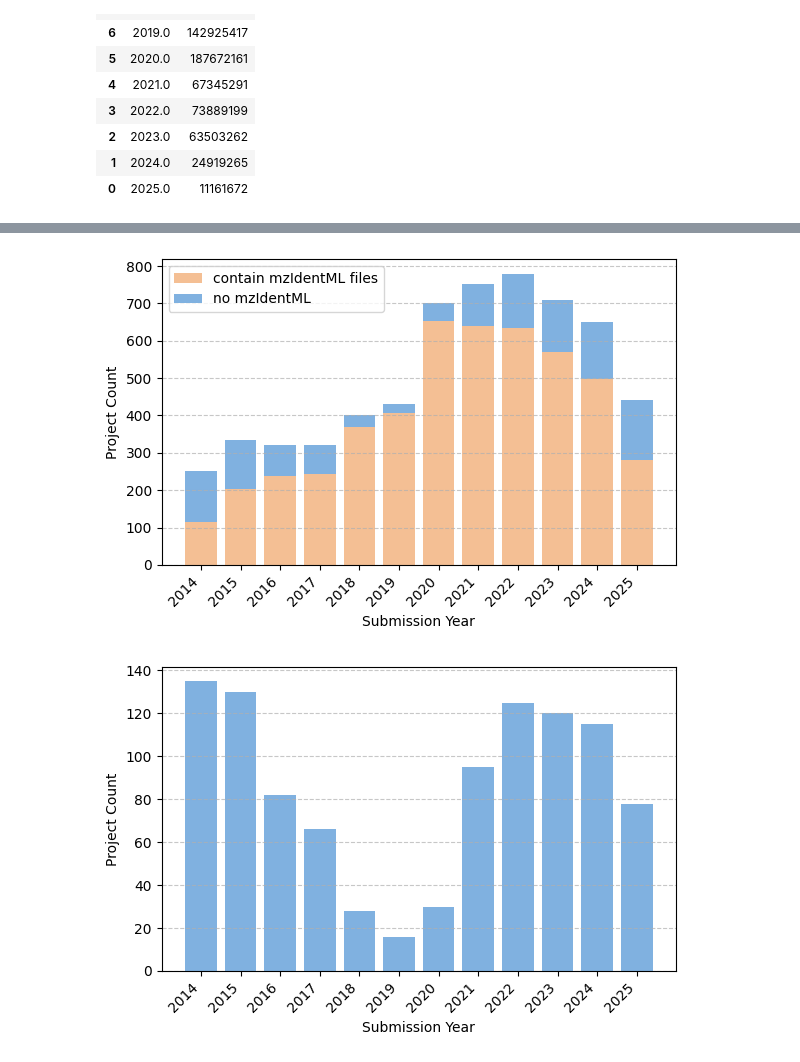
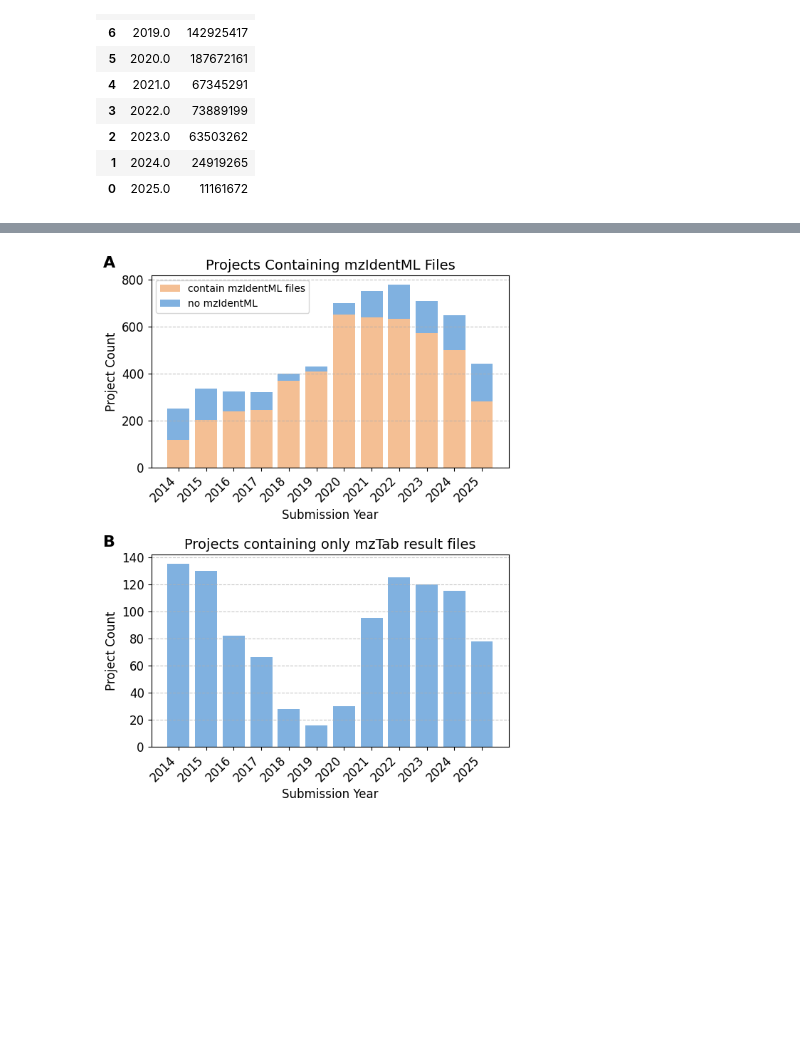
Before and after one commit to usiGrabber/usiGrabber, a Jupyter notebook: experimental/data_overview.ipynb, the cells around one changed output, grey strips where cells are left out. Cells and saved outputs as stored; diff of their text form; code cells hidden in the pictures; blank space fills up the shorter version.

```diff
--- a/experimental/data_overview.ipynb
+++ b/experimental/data_overview.ipynb
@@ -795,7 +565,8 @@ plt.show()
 # %%
-# fig, (ax2, ax4) = plt.subplots(2, 1, figsize=(6, 8), layout="constrained")
-fig = plt.figure(figsize=(6, 4))
-ax2 = fig.add_subplot(111)
+fig, axs = plt.subplots(2, 1, figsize=(6, 8))
+(ax2, ax4) = axs
+# fig = plt.figure(figsize=(6, 4))
+# ax2 = fig.add_subplot(111)
 
 # === projects with mzID files ===
 # # Plot the first set of bars (the bottom layer)
@@ -803,42 +574,51 @@ ax2.bar(mzid_projects['year'], mzid_projects['with_files'], label='contain mzIde
 
 # # Plot the second set of bars on top of the first (using the 'bottom' parameter)
 ax2.bar(mzid_projects['year'], mzid_projects['with_zero_files'], bottom=mzid_projects['with_files'], label='no mzIdentML', color=colors["secondary"])
 
 # # Add titles, labels, and formatting
-# ax2.set_title('(a) Projects containing mzIdentML Files')
-ax2.set_xlabel('Submission Year')
-ax2.set_ylabel('Project Count')
+ax2.set_title('Projects Containing mzIdentML Files', fontsize=title_fs)
+ax2.set_xlabel('Submission Year', fontsize=labels_fs)
+ax2.set_ylabel('Project Count', fontsize=labels_fs)
 
 # # Ensure all years are shown as x-ticks and rotate for readability
 ax2.set_xticks(mzid_projects['year'])
 ax2.set_xticklabels(mzid_projects['year'], rotation=45, ha='right')
 
 # # Add legend and horizontal grid lines
 ax2.legend()
 ax2.grid(axis='y', linestyle='--', alpha=0.7)
 
 plt.tight_layout()
-plt.savefig("mzid.pdf", bbox_inches='tight', format="pdf")
+# plt.savefig("mzid.pdf", bbox_inches='tight', format="pdf")
 
 # === mzTab-only projects per year ===
-fig = plt.figure(figsize=(6, 4))
-ax4 = fig.add_subplot(111)
+# fig = plt.figure(figsize=(6, 4))
+# ax4 = fig.add_subplot(111)
 
 # plot histogram of years
 year_counts = mztab_only["year"].value_counts().sort_index()
 
 ax4.bar(year_counts.index, year_counts.values, color=colors["secondary"])
-# ax4.set_title("(b) mzTab-only Projects on PRIDE")
-ax4.set_xlabel("Submission Year")
-ax4.set_ylabel("Project Count")
+ax4.set_title("Projects containing only mzTab result files", fontsize=title_fs)
+ax4.set_xlabel("Submission Year", fontsize=labels_fs)
+ax4.set_ylabel("Project Count", fontsize=labels_fs)
 ax4.set_xticks(year_counts.index)
 ax4.set_xticklabels(year_counts.index, rotation=45, ha='right')
 ax4.grid(axis="y", linestyle="--", alpha=0.7)
 
 # ===
+for i, ax in enumerate(axs):
+    ax.tick_params(axis='both', labelsize=labels_fs)
+
+    # Use string.ascii_uppercase for A, B, C...
+    label = string.ascii_uppercase[i]
+
+    # Position the text at (-0.1, 1.1) to put it slightly outside
+    # the top-left corner of the axis
+    ax.text(-0.1, 1.1, label, transform=ax.transAxes,
+            fontsize=16, fontweight='bold', va='top', ha='right')
 fig.tight_layout()
-plt.savefig("mztab.pdf", bbox_inches='tight', format="pdf")
+plt.savefig("mzid-vs-mztab.pdf", bbox_inches='tight', format="pdf")
 plt.show()
 # %% [output]
-[figure, old version]
+[figure, new version]
-[figure, removed]
```
Also changed, not shown: parts of 10 cells of this notebook.
